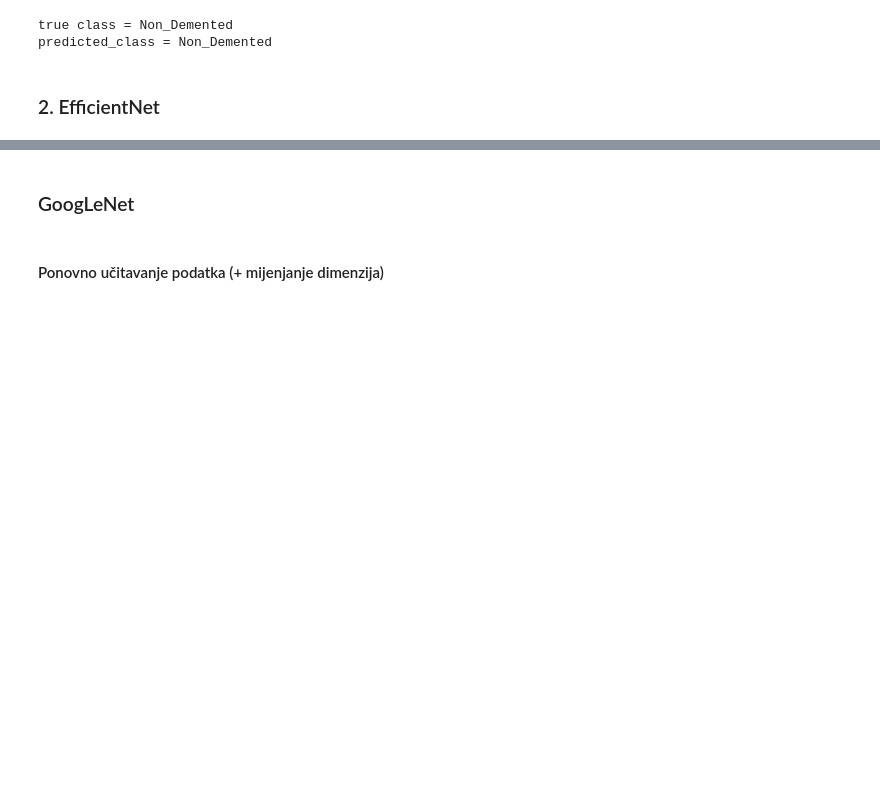
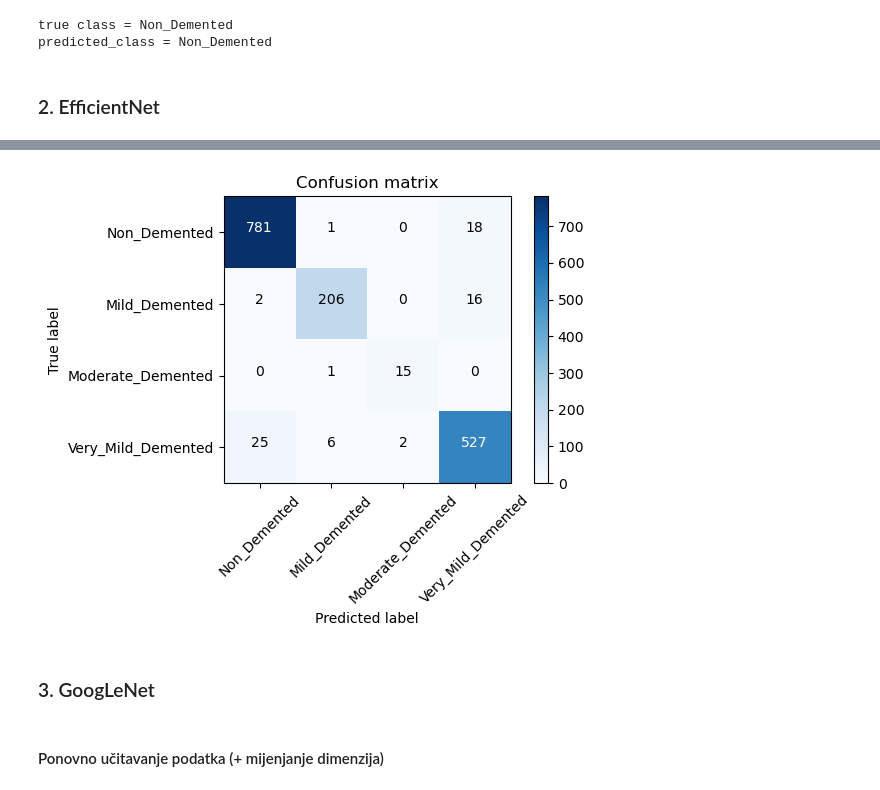
Before and after one commit to MajaJuri/Alzheimer-Detection, a Jupyter notebook: Detekcija Alzheimerove bolesti na MRI slikama mozga.ipynb, the cells around one changed output, grey strips where cells are left out. Drawn from its saved outputs; the diff is of its cells as text; code cells hidden in the pictures; blank space fills up the shorter version.

```diff
--- a/Detekcija Alzheimerove bolesti na MRI slikama mozga.ipynb
+++ b/Detekcija Alzheimerove bolesti na MRI slikama mozga.ipynb
@@ -261,0 +348,2 @@ history = model.fit(
+# %%
+prediction = model.predict(tf.convert_to_tensor(X_test))
@@ -261,0 +352,9 @@ history = model.fit(
+# %%
+Y_pred = []
+for row in prediction:
+  index = np.argmax(row)
+  Y_pred.append(index)
+
+#print(Y_pred)
+Y_true = np.argmax(Y_test, axis=1)
+#print(Y_true)
@@ -262,5 +376,9 @@ history = model.fit(
+# %%
+plot_confusion_matrix(metrics.confusion_matrix(Y_true, Y_pred), classes=labels)
+# %% [output]
+[figure, added]
 # %% [markdown]
-### GoogLeNet
+### 3. GoogLeNet
 # %%
 image_size = 224 # jer je takva dimenzija ulaza u googlenetu
 num_epochs = 25
```
Also changed, not shown: parts of 40 cells of this notebook, 2 other files.
